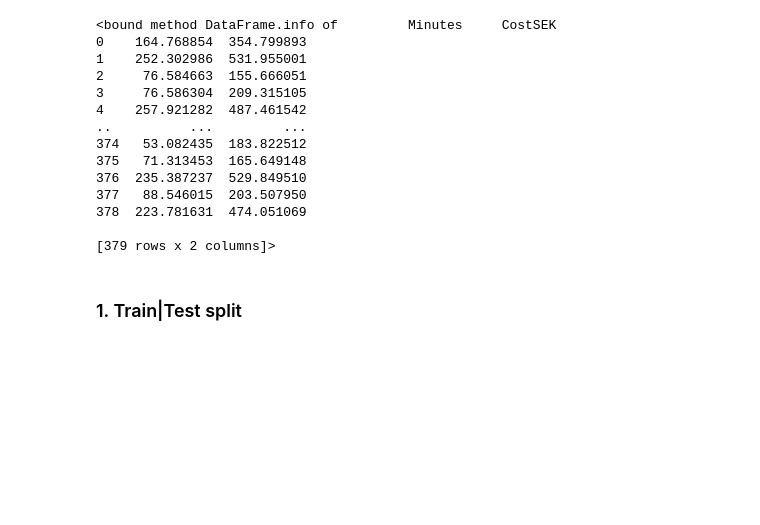
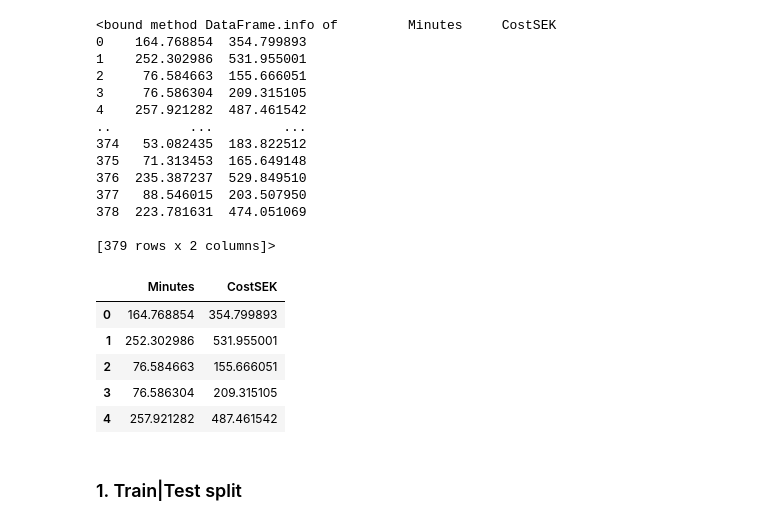
Before and after one commit to CyrilleKolle/Machine-Learning-Cyrille-Ngide, a Jupyter notebook: exercices/Linear-regression.ipynb, the cells around one changed output. Saved outputs shown, nothing was run; the diff lists cells and outputs as text; code cells hidden in the pictures; blank space fills up the shorter version.

```diff
--- a/exercices/Linear-regression.ipynb
+++ b/exercices/Linear-regression.ipynb
@@ -71,6 +68,15 @@ df.info
 378  223.781631  474.051069
 
 [379 rows x 2 columns]>
+# %%
+df.head()
+# %% [output]
+|  | Minutes | CostSEK |
+| 0 | 164.768854 | 354.799893 |
+| 1 | 252.302986 | 531.955001 |
+| 2 | 76.584663 | 155.666051 |
+| 3 | 76.586304 | 209.315105 |
+| 4 | 257.921282 | 487.461542 |
 # %% [markdown]
 ### 1. Train|Test split
 # %%
```
Also changed, not shown: parts of 17 cells of this notebook.
